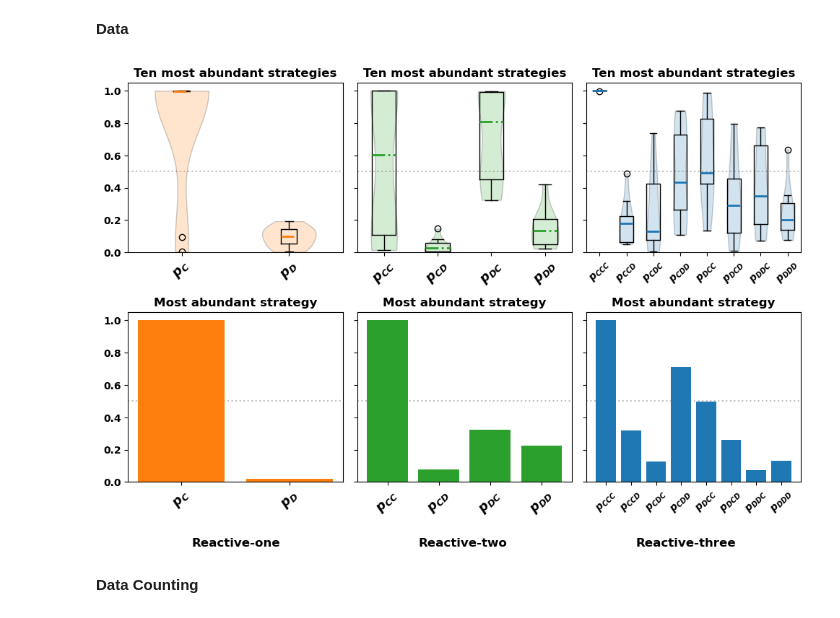
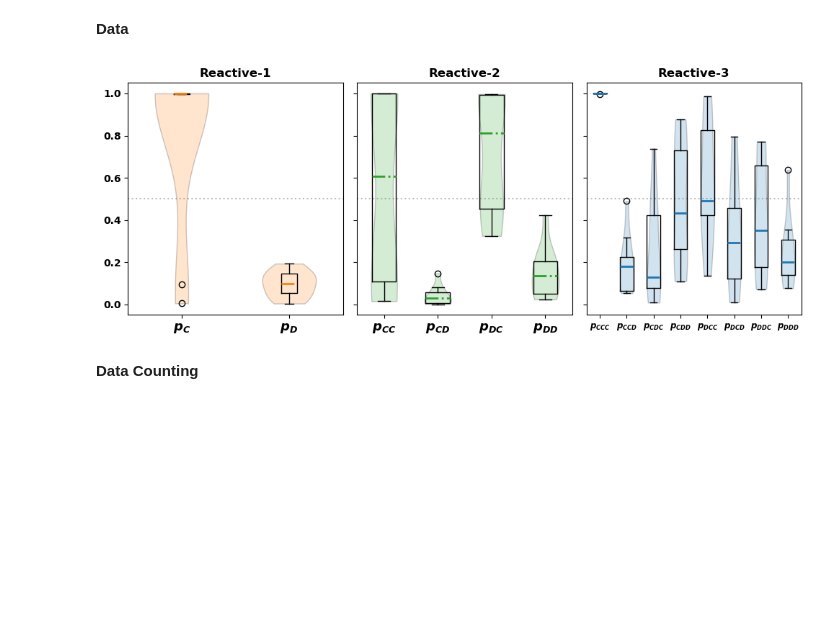
Before and after one commit to Nikoleta-v3/conditional-cooperation-with-longer-memory, a Jupyter notebook: notebooks/3.6. Evolutionary Simulations over Seeds.ipynb, the cells around one changed output. Drawn from its saved outputs; the diff is of its cells as text; code cells hidden in the pictures; blank space fills up the shorter version.

```diff
--- a/notebooks/3.6. Evolutionary Simulations over Seeds.ipynb
+++ b/notebooks/3.6. Evolutionary Simulations over Seeds.ipynb
@@ -82,14 +82,14 @@ dists.append([p1, p2, p3, p4, p5, p6, p7, p8])
 # %%
 dims = [2, 4, 8]
 # %%
-fig, axes = plt.subplots(ncols=3, nrows=2, figsize=(10, 7), sharey=True)
+fig, axes = plt.subplots(ncols=3, nrows=1, figsize=(10, 4), sharey=True)
 
 for i, dist in enumerate(dists):
 
-    parts = axes[0, i].violinplot(dist, showextrema=False,
+    parts = axes[i].violinplot(dist, showextrema=False,
                             showmeans=False);
 
-    boxes = axes[0, i].boxplot(dist)
+    boxes = axes[i].boxplot(dist)
 
     for pc in parts['bodies']:
         pc.set_facecolor(colors[labels[i]])
@@ -100,69 +100,68 @@ for i, dist in enumerate(dists):
         bp.set_color(colors[labels[i]])
         bp.set_linewidth(2)
         bp.set_linestyle('-.')
     for bp in boxes['caps']:
         bp.set_color('black')
         bp.set_linewidth(1)
     for bp in boxes['whiskers']:
         bp.set_color('black')
         bp.set_linewidth(1)
     for bp in boxes['boxes']:
         bp.set_color('black')
         bp.set_linewidth(1)
 
-for i, freq in enumerate([freqs1, freqs2, freqs3]):
-    idx = np.argmax(freq)
-    points = [p[idx] for p in dists[i]]
+# for i, freq in enumerate([freqs1, freqs2, freqs3]):
+#     idx = np.argmax(freq)
+#     points = [p[idx] for p in dists[i]]
 
-    axes[1, i].bar(range(1, len(points) + 1), points, color=colors[labels[i]])
+#     axes[1, i].bar(range(1, len(points) + 1), points, color=colors[labels[i]])
 
-axes[0, 0].set_title("Ten most abundant strategies", fontsize=12, fontweight='bold')
-axes[0, 1].set_title("Ten most abundant strategies", fontsize=12, fontweight='bold')
-axes[0, 2].set_title("Ten most abundant strategies", fontsize=12, fontweight='bold')
+axes[0].set_title("Reactive-1", fontsize=12, fontweight='bold')
+axes[1].set_title("Reactive-2", fontsize=12, fontweight='bold')
+axes[2].set_title("Reactive-3", fontsize=12, fontweight='bold')
 
-axes[1, 0].set_title("Most abundant strategy", fontsize=12, fontweight='bold')
-axes[1, 1].set_title("Most abundant strategy", fontsize=12, fontweight='bold')
-axes[1, 2].set_title("Most abundant strategy", fontsize=12, fontweight='bold')
+# axes[1, 0].set_title("Most abundant strategy", fontsize=12, fontweight='bold')
+# axes[1, 1].set_title("Most abundant strategy", fontsize=12, fontweight='bold')
+# axes[1, 2].set_title("Most abundant strategy", fontsize=12, fontweight='bold')
 
-axes[1, 0].text(1.1, -.4, "Reactive-one", fontweight="bold", fontsize=12)
-axes[1, 1].text(1.6, -.4, "Reactive-two", fontweight="bold", fontsize=12)
-axes[1, 2].text(2.2, -.4, "Reactive-three", fontweight="bold", fontsize=12)
+# axes[1, 0].text(1.1, -.4, "Reactive-one", fontweight="bold", fontsize=12)
+# axes[1, 1].text(1.6, -.4, "Reactive-two", fontweight="bold", fontsize=12)
+# axes[1, 2].text(2.2, -.4, "Reactive-three", fontweight="bold", fontsize=12)
 
 
-for i in range(2):
 
-    axes[i, 0].axhline(0.5, linestyle=':', color='grey', zorder=0, alpha=0.5)
-    axes[i, 1].axhline(0.5, linestyle=':', color='grey', zorder=0, alpha=0.5)
-    axes[i, 2].axhline(0.5, linestyle=':', color='grey', zorder=0, alpha=0.5)
+axes[0].axhline(0.5, linestyle=':', color='grey', zorder=0, alpha=0.5)
+axes[1].axhline(0.5, linestyle=':', color='grey', zorder=0, alpha=0.5)
+axes[2].axhline(0.5, linestyle=':', color='grey', zorder=0, alpha=0.5)
 
-    axes[i, 0].set_xticks([1, 2])
-    axes[i, 0].set_xticklabels(["$p_C$", "$p_D$"], rotation=45,
-                              fontsize=13)
+axes[0].set_xticks([1, 2])
+axes[0].set_xticklabels(["$p_C$", "$p_D$"], rotation=0,
+                          fontsize=13)
 #     axes[i, 0].set_ylabel("cooperation probability")
 
 
-    axes[i, 1].set_xticks([1, 2, 3, 4])
-    axes[i, 1].set_xticklabels(["$p_{CC}$",
-                                "$p_{CD}$",
-                                "$p_{DC}$",
-                                "$p_{DD}$"], rotation=45,
-                              fontsize=13)
+axes[1].set_xticks([1, 2, 3, 4])
+axes[1].set_xticklabels(["$p_{CC}$",
+                            "$p_{CD}$",
+                            "$p_{DC}$",
+                            "$p_{DD}$"], rotation=0,
+                          fontsize=13)
 
-    axes[i, 2].set_xticks([1, 2, 3, 4, 5, 6, 7, 8])
-    axes[i, 2].set_xticklabels(["$p_{CCC}$",
-                                "$p_{CCD}$",
-                                "$p_{CDC}$",
-                                "$p_{CDD}$",
-                                "$p_{DCC}$",
-                                "$p_{DCD}$",
-                                "$p_{DDC}$",
-                                "$p_{DDD}$"], rotation=45, fontsize=10)
+axes[2].set_xticks([1, 2, 3, 4, 5, 6, 7, 8])
+axes[2].set_xticklabels(["$p_{CCC}$",
+                            "$p_{CCD}$",
+                            "$p_{CDC}$",
+                            "$p_{CDD}$",
+                            "$p_{DCC}$",
+                            "$p_{DCD}$",
+                            "$p_{DDC}$",
+                            "$p_{DDD}$"], rotation=0, fontsize=8.5)
 
 fig.tight_layout();
 
 fig.savefig("../figures/abundant_strategies.pdf", bbox_inches='tight')
 # %% [output]
-[figure, old version]
+[figure, new version]
 # %% [markdown]
 **Data Counting**
 # %%
```
Also changed, not shown: parts of 1 cell of this notebook, 4 other files.
